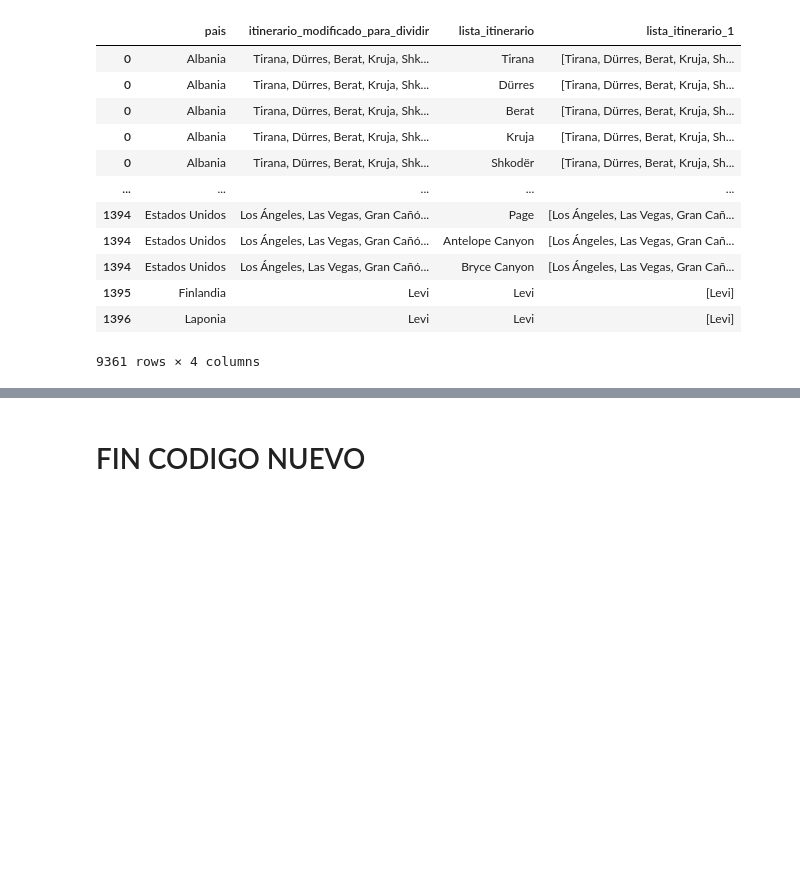
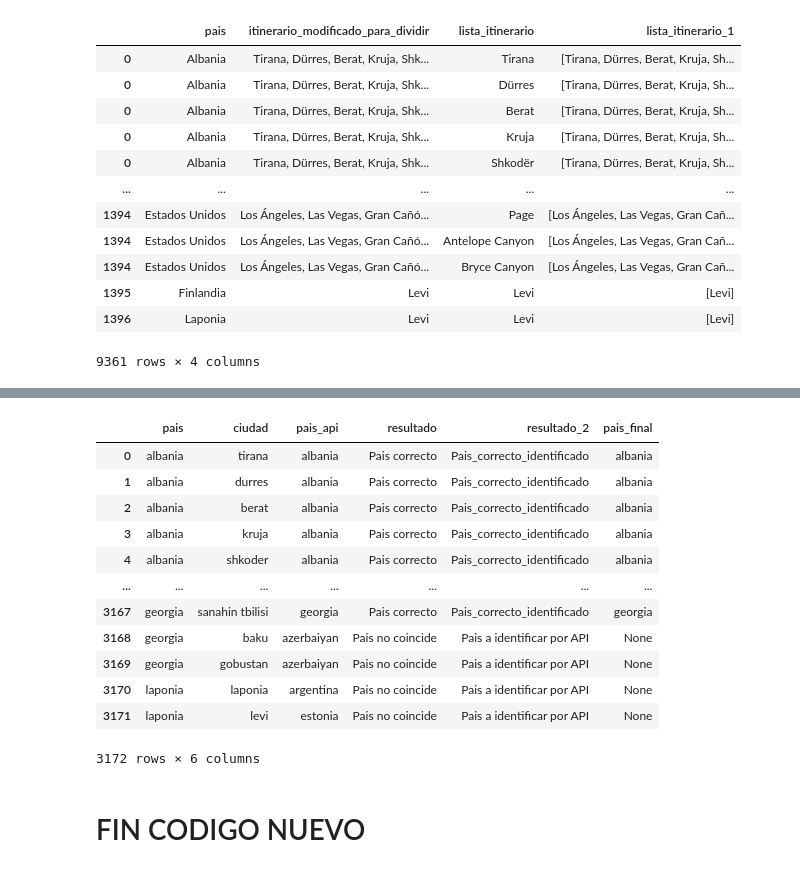
Before and after one commit to VanesaFloresRivera/Proyecto-Final, a Jupyter notebook: notebooks/transformación.ipynb, the cells around one changed output, grey strips where cells are left out. Saved outputs shown, nothing was run; the diff lists cells and outputs as text; code cells hidden in the pictures; blank space fills up the shorter version.

```diff
--- a/notebooks/transformación.ipynb
+++ b/notebooks/transformación.ipynb
@@ -752,3 +844,19 @@ df_paises_correctos_nuevo.to_pickle('../data/data_raw/geolocalizacion_api_1_ciud
+# %%
+df_itinerarios_ciudades_sin_lista
+# %% [output]
+|  | pais | ciudad | pais_api | resultado | resultado_2 | pais_final |
+| 0 | albania | tirana | albania | Pais correcto | Pais_correcto_identificado | albania |
+| 1 | albania | durres | albania | Pais correcto | Pais_correcto_identificado | albania |
+| 2 | albania | berat | albania | Pais correcto | Pais_correcto_identificado | albania |
+| 3 | albania | kruja | albania | Pais correcto | Pais_correcto_identificado | albania |
+| 4 | albania | shkoder | albania | Pais correcto | Pais_correcto_identificado | albania |
+| ... | ... | ... | ... | ... | ... | ... |
+| 3167 | georgia | sanahin tbilisi | georgia | Pais correcto | Pais_correcto_identificado | georgia |
+| 3168 | georgia | baku | azerbaiyan | Pais no coincide | Pais a identificar por API | None |
+| 3169 | georgia | gobustan | azerbaiyan | Pais no coincide | Pais a identificar por API | None |
+| 3170 | laponia | laponia | argentina | Pais no coincide | Pais a identificar por API | None |
+| 3171 | laponia | levi | estonia | Pais no coincide | Pais a identificar por API | None |
+3172 rows × 6 columns
 # %% [markdown]
 # FIN CODIGO NUEVO
 # %% [markdown]
```
Also changed, not shown: parts of 61 cells of this notebook, 8 other files.
